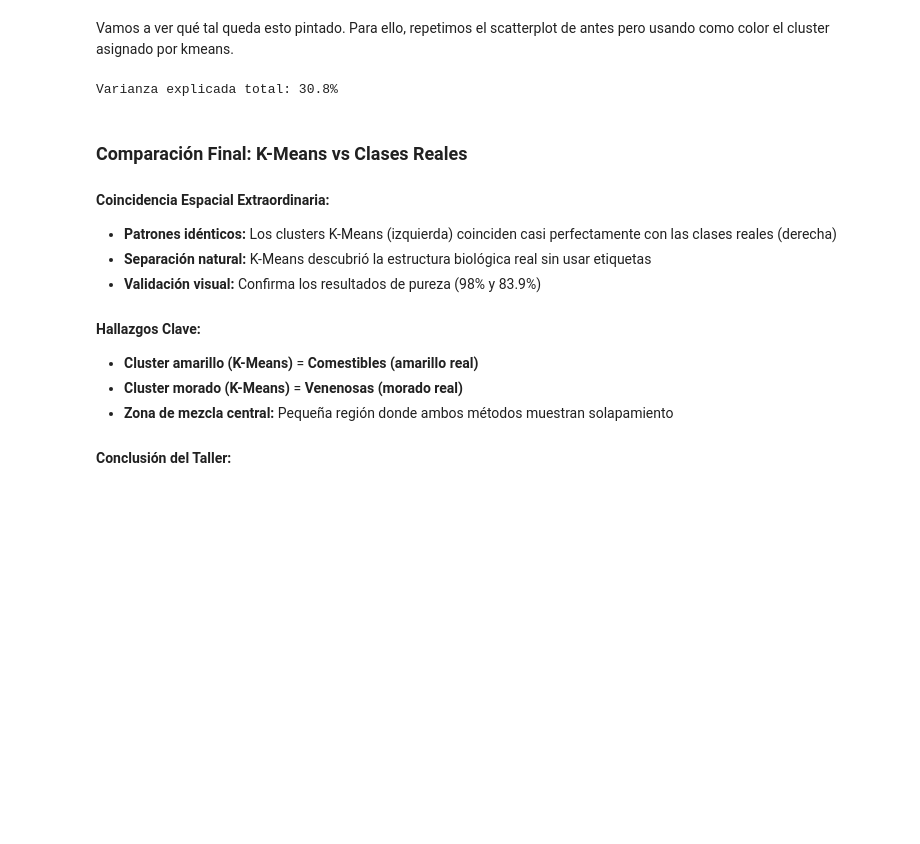
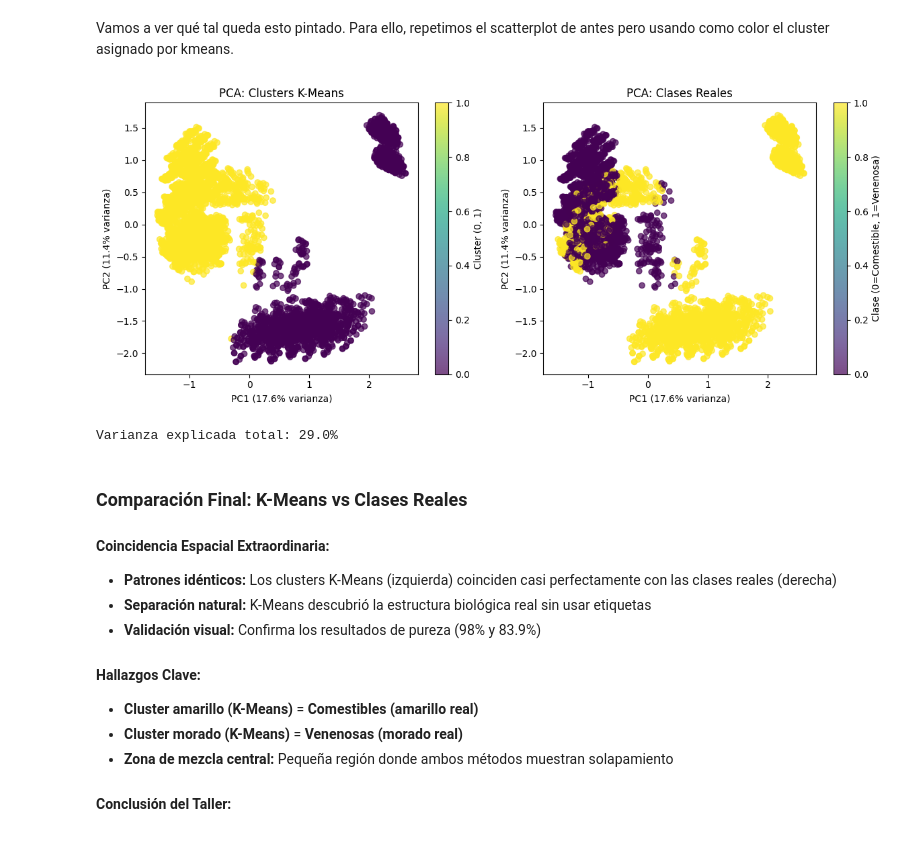
Before and after one commit to fintihlupik/Project-6-Mushrooms, a Jupyter notebook: notebooks/workshop-clustering-pca.ipynb, the cells around one changed output. Cells and saved outputs as stored; diff of their text form; code cells hidden in the pictures; blank space fills up the shorter version.

```diff
--- a/notebooks/workshop-clustering-pca.ipynb
+++ b/notebooks/workshop-clustering-pca.ipynb
@@ -544,35 +958,36 @@ Vamos a ver qué tal queda esto pintado. Para ello, repetimos el scatterplot de
 # %%
 # Entrenar PCA para representar.
 pca = PCA(n_components=2)
 X_train_pca = pca.fit_transform(X_train)
 
-Usar un color por cada cluster.
+#Usar un color por cada cluster.
 plt.figure(figsize=(12, 5))
 
 # Subplot 1: Coloreado por clusters K-means
 plt.subplot(1, 2, 1)
 scatter1 = plt.scatter(X_train_pca[:, 0], X_train_pca[:, 1],
                      c=cluster_predictions, cmap='viridis', alpha=0.7)
 plt.xlabel(f'PC1 ({pca.explained_variance_ratio_[0]:.1%} varianza)')
 plt.ylabel(f'PC2 ({pca.explained_variance_ratio_[1]:.1%} varianza)')
 plt.title('PCA: Clusters K-Means')
 plt.colorbar(scatter1, label='Cluster (0, 1)')
 
 # Subplot 2: Coloreado por clases reales (para comparar)
 plt.subplot(1, 2, 2)
 scatter2 = plt.scatter(X_train_pca[:, 0], X_train_pca[:, 1],
                      c=y_train.map({'e': 0, 'p': 1}), cmap='viridis', alpha=0.7)
 plt.xlabel(f'PC1 ({pca.explained_variance_ratio_[0]:.1%} varianza)')
 plt.ylabel(f'PC2 ({pca.explained_variance_ratio_[1]:.1%} varianza)')
 plt.title('PCA: Clases Reales')
 plt.colorbar(scatter2, label='Clase (0=Comestible, 1=Venenosa)')
 
 plt.tight_layout()
 plt.show()
 
 print(f'Varianza explicada total: {sum(pca.explained_variance_ratio_):.1%}')
 # %% [output]
+[figure, added]
-Varianza explicada total: 30.8%
+Varianza explicada total: 29.0%
 # %% [markdown]
 ### **Comparación Final: K-Means vs Clases Reales**
 
```
Also changed, not shown: parts of 30 cells of this notebook.
